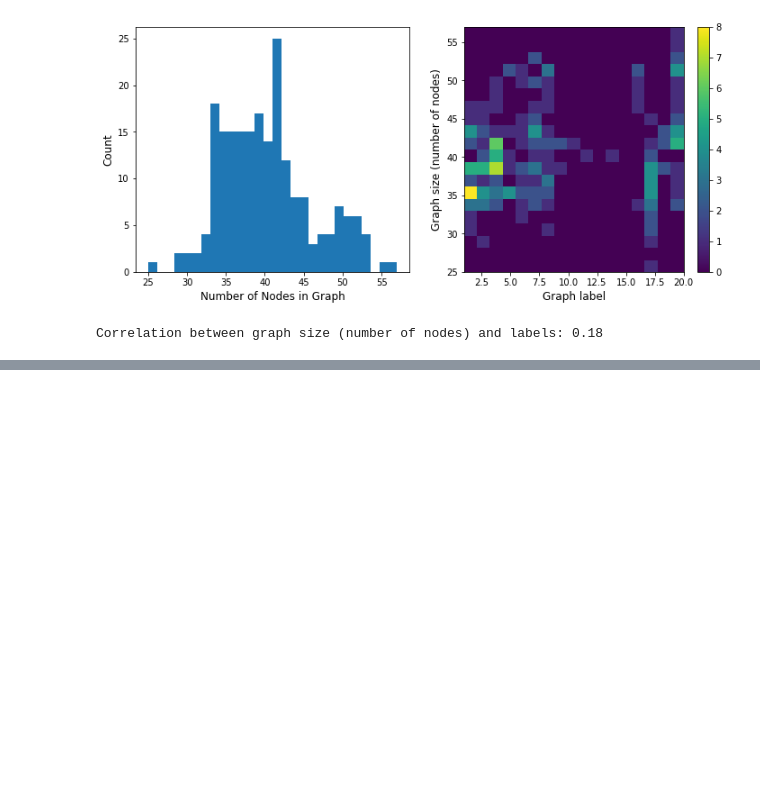
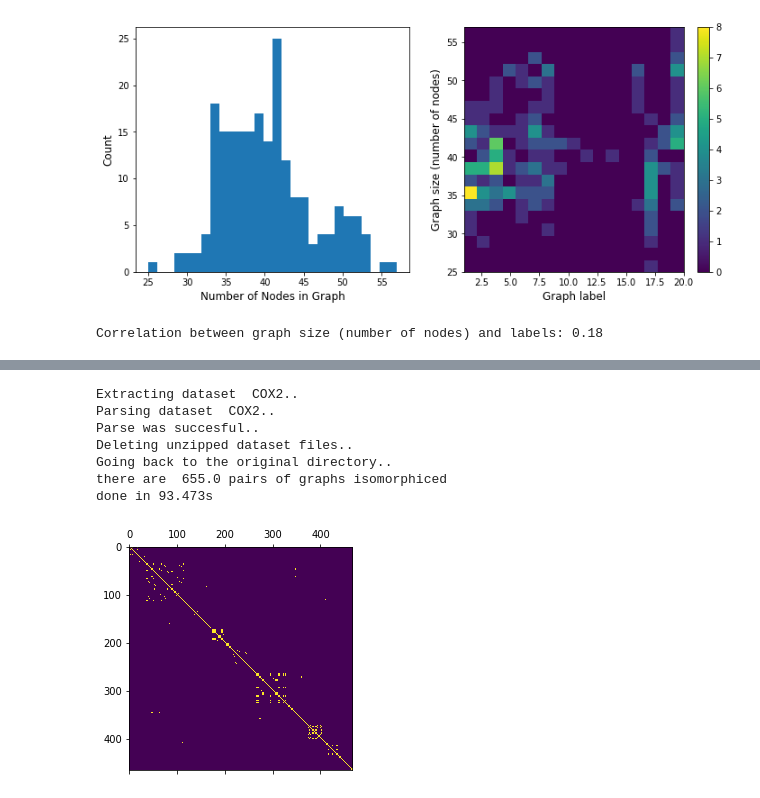
Before and after one commit to LeeYuuuan/Graph-Kernel-Isomorphic-, a Jupyter notebook: TUDatasetAnalsis.ipynb, the cells around one changed output, grey strips where cells are left out. Drawn from its saved outputs; the diff is of its cells as text; code cells hidden in the pictures; blank space fills up the shorter version.

```diff
--- a/TUDatasetAnalsis.ipynb
+++ b/TUDatasetAnalsis.ipynb
@@ -390,0 +440,13 @@ Correlation between graph size (number of nodes) and labels: 0.18
+# %%
+t0 = time.time()
+DrawIsomorphicMatrix("COX2", False, False)
+print("done in %0.3fs\n" % (time.time() - t0))
+# %% [output]
+Extracting dataset  COX2..
+Parsing dataset  COX2..
+Parse was succesful..
+Deleting unzipped dataset files..
+Going back to the original directory..
+there are  655.0 pairs of graphs isomorphiced
+done in 93.473s
+[figure, added]
```
Also changed, not shown: parts of 29 cells of this notebook.
